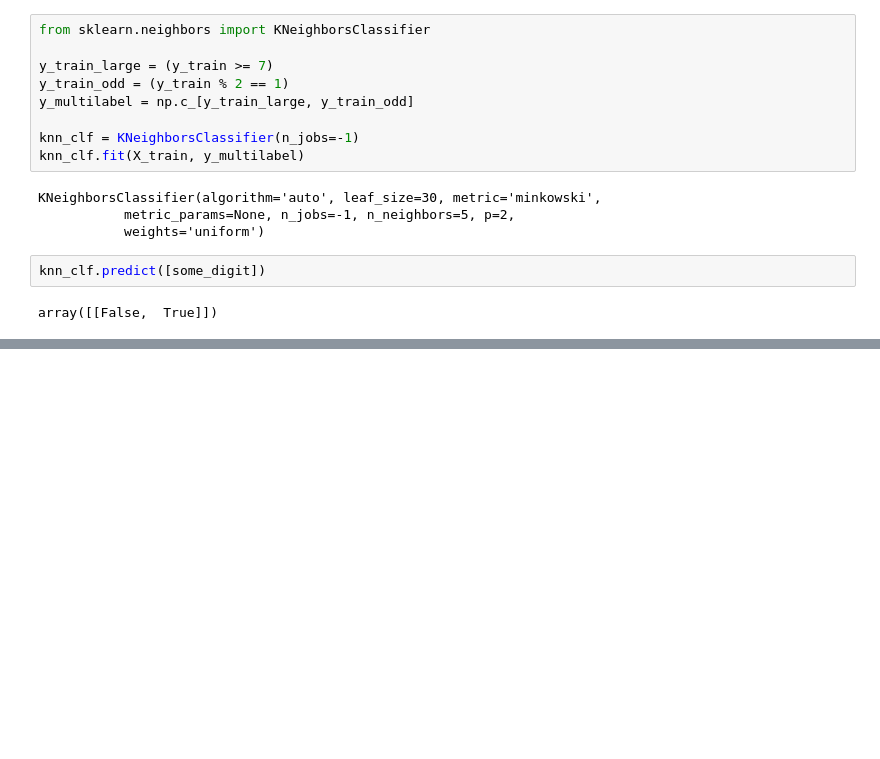
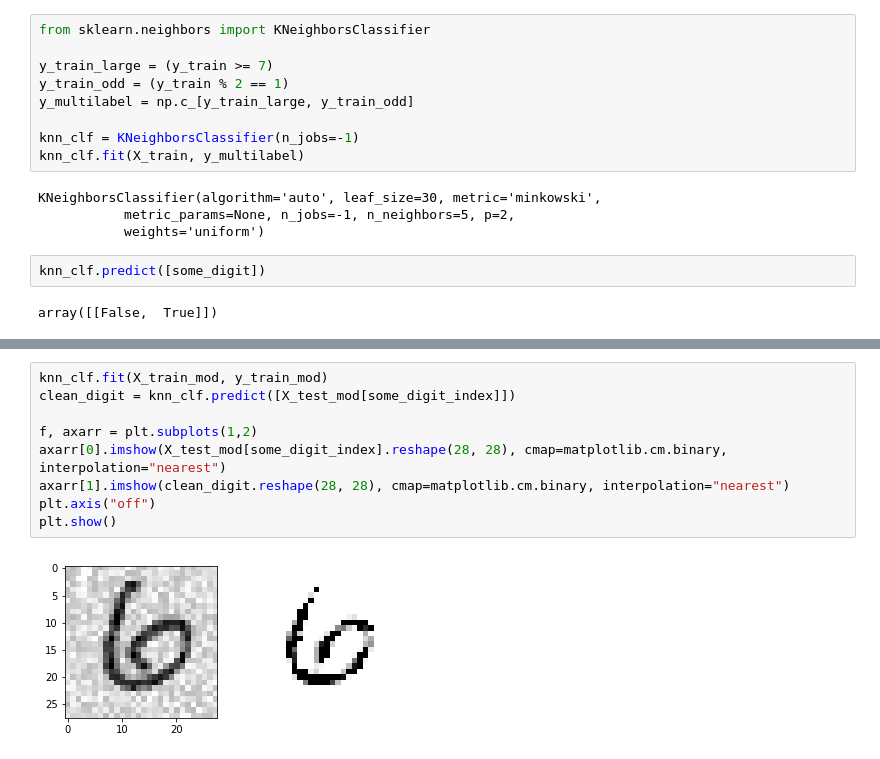
Before and after one commit to cvolcy/hands-on-mlbook, a Jupyter notebook: chapter_3.ipynb, the cells around one changed output, grey strips where cells are left out. Drawn from its saved outputs; the diff is of its cells as text; blank space fills up the shorter version.

```diff
--- a/chapter_3.ipynb
+++ b/chapter_3.ipynb
@@ -381,0 +407,11 @@ f1_score(y_train, y_train_knn_pred, average="macro")
+# %%
+knn_clf.fit(X_train_mod, y_train_mod)
+clean_digit = knn_clf.predict([X_test_mod[some_digit_index]])
+
+f, axarr = plt.subplots(1,2)
+axarr[0].imshow(X_test_mod[some_digit_index].reshape(28, 28), cmap=matplotlib.cm.binary, interpolation="nearest")
+axarr[1].imshow(clean_digit.reshape(28, 28), cmap=matplotlib.cm.binary, interpolation="nearest")
+plt.axis("off")
+plt.show()
+# %% [output]
+[figure, added]
```
Also changed, not shown: parts of 15 cells of this notebook.
